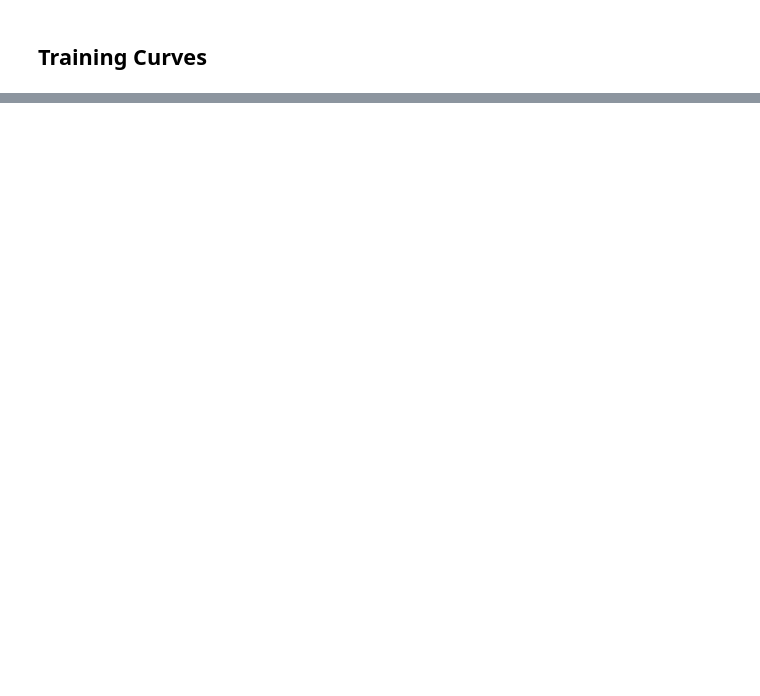
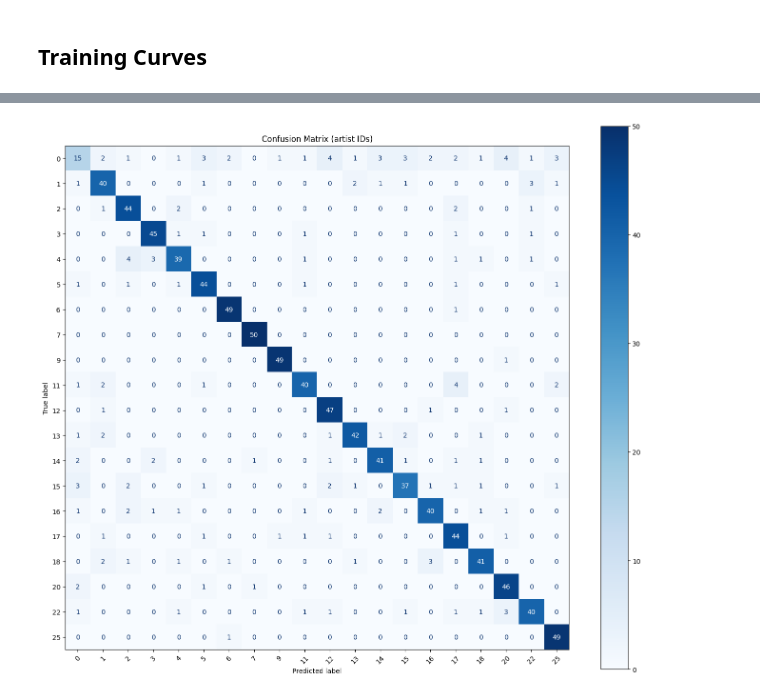
Before and after one commit to sumanth2122/487finalproj, a Jupyter notebook: model.ipynb, the cells around one changed output, grey strips where cells are left out. Saved outputs shown, nothing was run; the diff lists cells and outputs as text; code cells hidden in the pictures; blank space fills up the shorter version.

```diff
--- a/model.ipynb
+++ b/model.ipynb
@@ -76,16 +104,31 @@ FileNotFoundError: Unable to find 'C:/Users/Josh Hall/Documents/GitHub/487finalp
 # %% [markdown]
 ## Dataset & DataLoaders
 # %%
+# --- CHANGED: art-specific augmentation pipeline ---
+# Each augmentation is chosen to help the model generalize on painting data:
 train_transform = transforms.Compose([
-    transforms.Resize((IMG_SIZE, IMG_SIZE)),
+    transforms.Resize((IMG_SIZE + 32, IMG_SIZE + 32)),  # resize to 256x256 first
+    transforms.RandomCrop(IMG_SIZE),          # ADDED: random 224x224 crop — forces learning from partial views
     transforms.RandomHorizontalFlip(),
+    transforms.ColorJitter(                   # ADDED: robustness to photo lighting conditions
+        brightness=0.2, contrast=0.2,
+        saturation=0.2, hue=0.05,             # hue kept low — color palette is key to artist ID
+    ),
+    transforms.RandomAffine(                  # ADDED: handles slight camera angles on paintings
+        degrees=10, translate=(0.05, 0.05),
+        scale=(0.9, 1.1),
+    ),
+    transforms.RandomGrayscale(p=0.05),       # ADDED: forces model to learn texture, not just color
     transforms.ToTensor(),
     transforms.Normalize(mean=[0.485, 0.456, 0.406],
                          std=[0.229, 0.224, 0.225]),
+    transforms.RandomErasing(p=0.1, scale=(0.02, 0.15)),  # ADDED: like Cutout — forces using multiple regions
 ])
+# NOTE: we do NOT add RandomVerticalFlip (paintings have canonical up/down orientation)
+# NOTE: we do NOT add GaussianBlur (would destroy brushstroke texture, a key artist signal)
 
 eval_transform = transforms.Compose([
-    transforms.Resize((IMG_SIZE, IMG_SIZE)),
+    transforms.Resize((IMG_SIZE, IMG_SIZE)),   # no augmentation for eval — just resize
     transforms.ToTensor(),
     transforms.Normalize(mean=[0.485, 0.456, 0.406],
                          std=[0.229, 0.224, 0.225]),
@@ -243,23 +402,73 @@ plt.show()
 # %%
 model.eval()
-all_preds, all_labels = [], []
+all_preds, all_labels, all_logits = [], [], []
 
 with torch.no_grad():
     for imgs, labels in test_loader:
         imgs = imgs.to(device)
-        preds = model(imgs).argmax(1).cpu()
-        all_preds.append(preds)
+        logits = model(imgs).cpu()
+        all_logits.append(logits)
+        all_preds.append(logits.argmax(1))
         all_labels.append(labels)
 
+all_logits = torch.cat(all_logits)
 all_preds  = torch.cat(all_preds)
 all_labels = torch.cat(all_labels)
 
+# --- Top-1 accuracy ---
 test_acc = (all_preds == all_labels).float().mean().item()
-print(f"Test Accuracy: {test_acc:.4f}")
+print(f"Test Accuracy (Top-1): {test_acc:.4f}")
 
+# --- Top-3 and Top-5 accuracy ---
+for k in [3, 5]:
+    _, topk_preds = all_logits.topk(k, dim=1)
+    topk_correct = topk_preds.eq(all_labels.unsqueeze(1)).any(dim=1).sum().item()
+    topk_acc = topk_correct / len(all_labels)
+    print(f"Test Accuracy (Top-{k}): {topk_acc:.4f}")
+
+# --- Per-class accuracy ---
+print("\nPer-class accuracy:")
 for cls_idx in range(NUM_CLASSES):
     mask = all_labels == cls_idx
     if mask.sum() == 0:
         continue
     cls_acc = (all_preds[mask] == all_labels[mask]).float().mean().item()
-    print(f"  Artist {str(idx2artist[cls_idx]):>5s}  acc={cls_acc:.3f}  (n={mask.sum().item()})")
+    print(f"  artist {str(idx2artist[cls_idx]):<5}  acc={cls_acc:.3f}  (n={mask.sum().item()})")
+
+# --- Classification report ---
+target_names = [f"artist {idx2artist[i]}" for i in range(NUM_CLASSES)]
+report_dict = classification_report(
+    all_labels.numpy(), all_preds.numpy(),
+    target_names=target_names,
+    digits=3,
+    output_dict=True,
+)
+
+# Print F1 summary clearly
+print("\n--- F1 Score Summary ---")
+print(f"  Macro    F1: {report_dict['macro avg']['f1-score']:.3f}")
+print(f"  Weighted F1: {report_dict['weighted avg']['f1-score']:.3f}")
+print(f"\nPer-class F1:")
+for name in target_names:
+    f1  = report_dict[name]['f1-score']
+    prec = report_dict[name]['precision']
+    rec  = report_dict[name]['recall']
+    print(f"  {name:<12}  precision={prec:.3f}  recall={rec:.3f}  f1={f1:.3f}")
+
+# Full report
+print("\nFull Classification Report:")
+print(classification_report(
+    all_labels.numpy(), all_preds.numpy(),
+    target_names=target_names,
+    digits=3,
+))
+
+# --- Confusion matrix ---
+fig, ax = plt.subplots(figsize=(14, 12))
+cm = confusion_matrix(all_labels.numpy(), all_preds.numpy())
+disp = ConfusionMatrixDisplay(cm, display_labels=[str(idx2artist[i]) for i in range(NUM_CLASSES)])
+disp.plot(ax=ax, cmap='Blues', xticks_rotation=45, values_format='d')
+ax.set_title("Confusion Matrix (artist IDs)")
+plt.tight_layout()
+plt.show()
+# %% [output]
@@ -265,0 +492 @@ for cls_idx in range(NUM_CLASSES):
+[figure, added]
```
Also changed, not shown: parts of 14 cells of this notebook, 50 other files.
